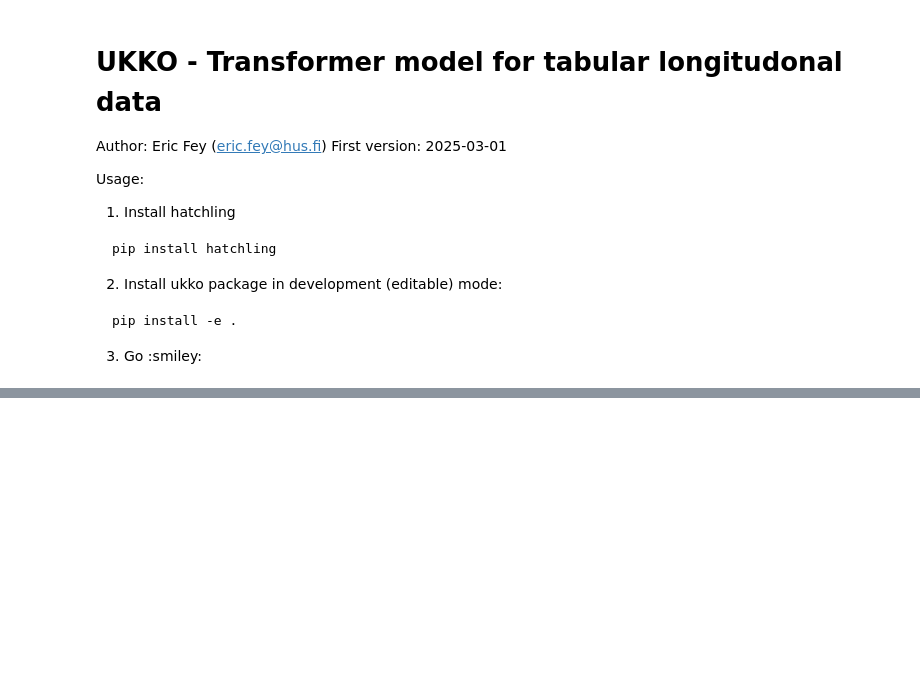
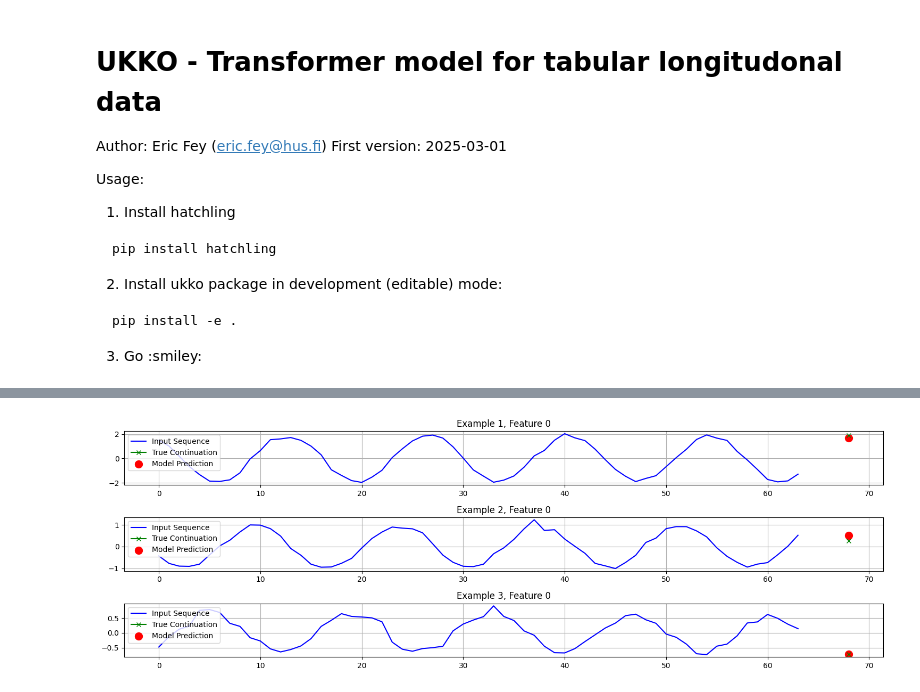
Before and after one commit to eric-fey-hus/ukko, a Jupyter notebook: ukko_get_started.ipynb, the cells around one changed output, grey strips where cells are left out. Cells and saved outputs as stored; diff of their text form; code cells hidden in the pictures; blank space fills up the shorter version.

Commit message:
First working version

```diff
--- a/ukko_get_started.ipynb
+++ b/ukko_get_started.ipynb
@@ -527,0 +307,82 @@ Predictions: (32, 3)
+# %%
+# Visualize results
+
+import torch
+import matplotlib.pyplot as plt
+import numpy as np
+from datetime import datetime
+
+importlib.reload(ukko.data)
+importlib.reload(ukko.core)
+importlib.reload(ukko.test)
+
+def evaluate_model(model, test_loader, device='cuda'):
+    model.eval()
+    criterion = torch.nn.MSELoss()
+    total_mse = 0
+    total_mae = 0
+    num_batches = 0
+
+    with torch.no_grad():
+        for x, y in test_loader:
+            x, y = x.to(device), y.to(device)
+            predictions, _, _ = model(x)
+
+            # Calculate MSE and MAE
+            #mse = criterion(predictions, y[:, :, 0])
+            #mae = torch.abs(predictions - y[:, :, 0]).mean()
+            mse = criterion(predictions, y)
+            mae = torch.abs(predictions - y).mean()
+
+            total_mse += mse.item()
+            total_mae += mae.item()
+            num_batches += 1
+
+    avg_mse = total_mse / num_batches
+    avg_mae = total_mae / num_batches
+
+    print(f"Test Set Metrics:")
+    print(f"Average MSE: {avg_mse:.4f}")
+    print(f"Average MAE: {avg_mae:.4f}")
+    print(f"RMSE: {np.sqrt(avg_mse):.4f}")
+
+    return avg_mse, avg_mae
+
+def main():
+
+    device = torch.device('cuda' if torch.cuda.is_available() else 'cpu')
+
+    if not model:
+        print("No model present. Initialize model first. Be carfull to use the same model config.")
+        return
+
+    # Load best model weights
+    try:
+        model.load_state_dict(torch.load('best_sine_model.pt'))
+        print("Loaded best model weights successfully!")
+    except:
+        print("No saved model found. Please train the model first.")
+        return
+
+    # Evaluate model
+    mse, mae = evaluate_model(model, test_loader, device)
+
+    # Visualize results
+    ukko.core.visualize_predictions(model, test_loader, device)
+
+    # Save a timestamp of when these results were generated
+    timestamp = "2025-03-01 10:01:16"  # Using the provided timestamp
+    user = "eric-fey-hus"
+
+    # Save results to a file
+    with open('model_results.txt', 'w') as f:
+        f.write(f"Results generated on: {timestamp}\n")
+        f.write(f"Generated by user: {user}\n")
+        f.write(f"Model Performance Metrics:\n")
+        f.write(f"MSE: {mse:.4f}\n")
+        f.write(f"MAE: {mae:.4f}\n")
+        f.write(f"RMSE: {np.sqrt(mse):.4f}\n")
+
+#if __name__ == "__main__":
+main()
+# %% [output]
@@ -527,0 +394 @@ Predictions: (32, 3)
+[figure, added]
```
Also changed, not shown: parts of 21 cells of this notebook, 6 other files.
